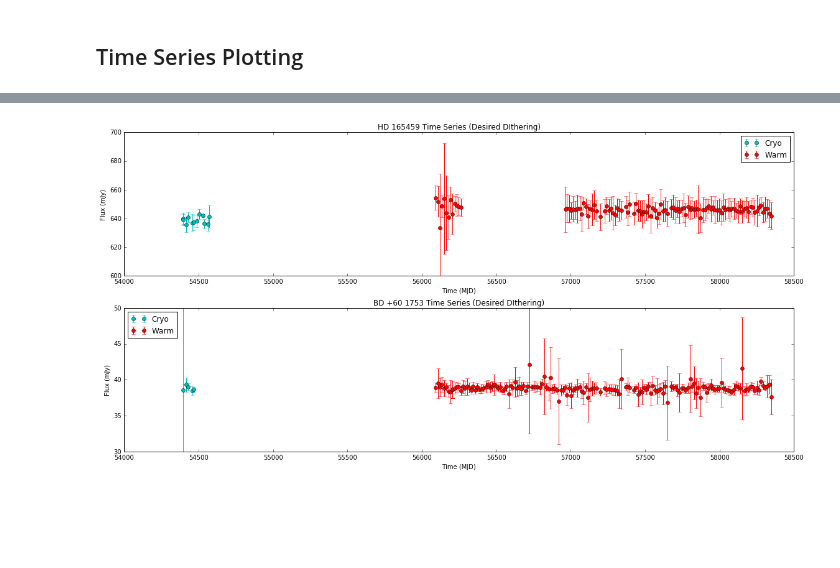
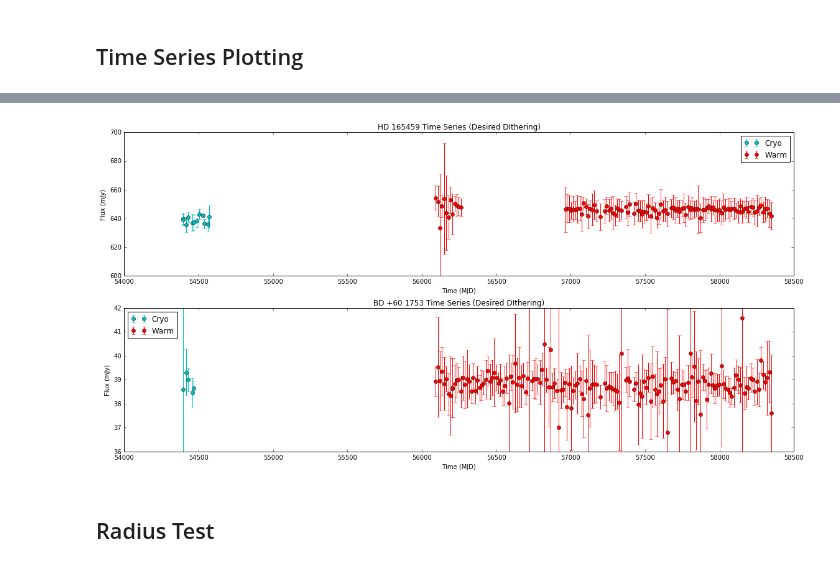
Before and after one commit to eas342/IRAC_photometry, a Jupyter notebook: PhotTests.ipynb, the cells around one changed output, grey strips where cells are left out. Cells and saved outputs as stored; diff of their text form; code cells hidden in the pictures; blank space fills up the shorter version.

```diff
--- a/PhotTests.ipynb
+++ b/PhotTests.ipynb
@@ -150,28 +150,30 @@ perfect_dither(run7, 2.0)
 # %%
 run5 = perfect_dither(run5, 0.4) # Hd cryo
 run6 = perfect_dither(run6, 0.4)
 run7 = perfect_dither(run7, 2.0)
 run8 = perfect_dither(run8, 2.0)
 
 plt.subplot(211)
 plt.errorbar(run5['Time (MJD)'], run5['Flux (mJy)'], yerr = run5['Error (mJy)'], fmt = 'co', label = 'Cryo')
 plt.errorbar(run6['Time (MJD)'], run6['Flux (mJy)'], yerr = run6['Error (mJy)'], fmt = 'ro', label = 'Warm')
 plt.legend(loc = 'best')
 plt.title('HD 165459 Time Series (Desired DIthering)')
 plt.xlabel('Time (MJD)')
 plt.ylabel('Flux (mJy)')
 plt.ylim(600,700)
 
 plt.subplot(212)
 plt.errorbar(run7['Time (MJD)'], run7['Flux (mJy)'], yerr = run7['Error (mJy)'], fmt = 'co', label = 'Cryo')
 plt.errorbar(run8['Time (MJD)'], run8['Flux (mJy)'], yerr = run8['Error (mJy)'], fmt = 'ro', label = 'Warm')
 plt.legend(loc = 'best')
 plt.title('BD +60 1753 Time Series (Desired DIthering)')
 plt.xlabel('Time (MJD)')
 plt.ylabel('Flux (mJy)')
-plt.ylim(30,50)
+plt.ylim(36,42)
 
 plt.tight_layout()
 plt.savefig('General_Plots/calStars_ch1_pDith_zm.pdf')
 # %% [output]
-[figure, old version]
+[figure, new version]
+# %% [markdown]
+## Radius Test
```
Also changed, not shown: parts of 1 cell of this notebook, 2 other files.
